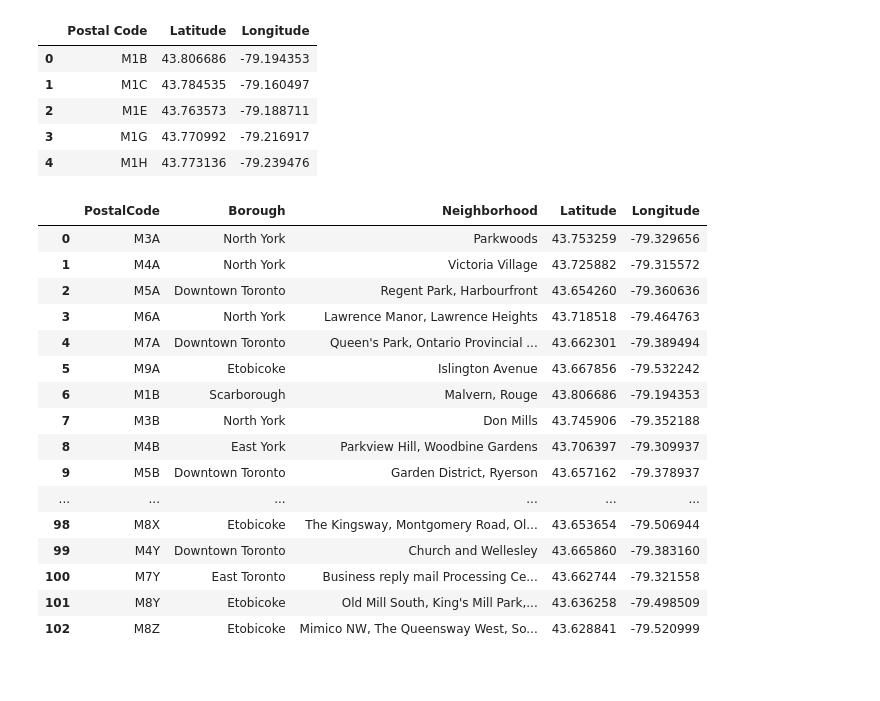
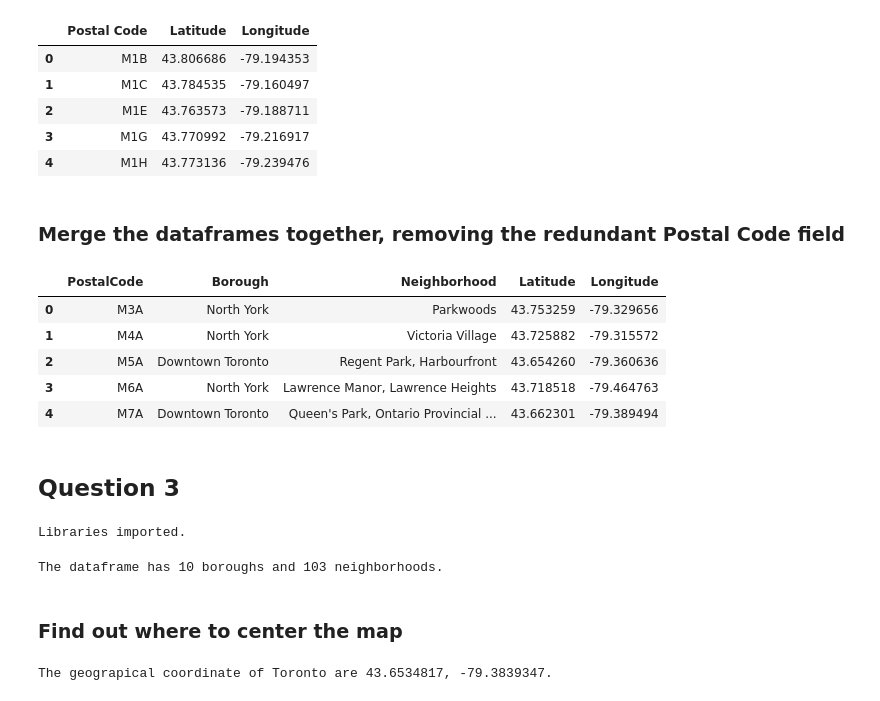
Before and after one commit to doofusdavid/coursera-applied-data-capstone, a Jupyter notebook: Week3-Toronto.ipynb, the cells around one changed output. Saved outputs shown, nothing was run; the diff lists cells and outputs as text; code cells hidden in the pictures; blank space fills up the shorter version.

Commit message:
Updated to answer all three questions

```diff
--- a/Week3-Toronto.ipynb
+++ b/Week3-Toronto.ipynb
@@ -55,25 +55,55 @@ geo.head()
 | 2 | M1E | 43.763573 | -79.188711 |
 | 3 | M1G | 43.770992 | -79.216917 |
 | 4 | M1H | 43.773136 | -79.239476 |
+# %% [markdown]
+### Merge the dataframes together, removing the redundant Postal Code field
 # %%
 tn = tn.merge(geo, left_on='PostalCode', right_on='Postal Code').drop('Postal Code', 1)
 # %%
-tn
+tn.head()
 # %% [output]
 |  | PostalCode | Borough | Neighborhood | Latitude | Longitude |
 | 0 | M3A | North York | Parkwoods | 43.753259 | -79.329656 |
 | 1 | M4A | North York | Victoria Village | 43.725882 | -79.315572 |
 | 2 | M5A | Downtown Toronto | Regent Park, Harbourfront | 43.654260 | -79.360636 |
 | 3 | M6A | North York | Lawrence Manor, Lawrence Heights | 43.718518 | -79.464763 |
 | 4 | M7A | Downtown Toronto | Queen's Park, Ontario Provincial ... | 43.662301 | -79.389494 |
-| 5 | M9A | Etobicoke | Islington Avenue | 43.667856 | -79.532242 |
-| 6 | M1B | Scarborough | Malvern, Rouge | 43.806686 | -79.194353 |
-| 7 | M3B | North York | Don Mills | 43.745906 | -79.352188 |
-| 8 | M4B | East York | Parkview Hill, Woodbine Gardens | 43.706397 | -79.309937 |
-| 9 | M5B | Downtown Toronto | Garden District, Ryerson | 43.657162 | -79.378937 |
-| ... | ... | ... | ... | ... | ... |
-| 98 | M8X | Etobicoke | The Kingsway, Montgomery Road, Ol... | 43.653654 | -79.506944 |
-| 99 | M4Y | Downtown Toronto | Church and Wellesley | 43.665860 | -79.383160 |
-| 100 | M7Y | East Toronto | Business reply mail Processing Ce... | 43.662744 | -79.321558 |
-| 101 | M8Y | Etobicoke | Old Mill South, King's Mill Park,... | 43.636258 | -79.498509 |
-| 102 | M8Z | Etobicoke | Mimico NW, The Queensway West, So... | 43.628841 | -79.520999 |
+# %% [markdown]
+## Question 3
+# %%
+import requests # library to handle requests
+from pandas.io.json import json_normalize # tranform JSON file into a pandas dataframe
+
+# Matplotlib and associated plotting modules
+import matplotlib.cm as cm
+import matplotlib.colors as colors
+
+# import k-means from clustering stage
+from sklearn.cluster import KMeans
+
+#!conda install -c conda-forge folium=0.5.0 --yes # uncomment this line if you haven't completed the Foursquare API lab
+import folium # map rendering library
+
+print('Libraries imported.')
+# %% [output]
+Libraries imported.
+# %%
+print('The dataframe has {} boroughs and {} neighborhoods.'.format(
+        len(tn['Borough'].unique()),
+        tn.shape[0]
+    )
+)
+# %% [output]
+The dataframe has 10 boroughs and 103 neighborhoods.
+# %% [markdown]
+### Find out where to center the map
+# %%
+address = 'Toronto, ON'
+
+geolocator = Nominatim(user_agent="ny_explorer")
+location = geolocator.geocode(address)
+latitude = location.latitude
+longitude = location.longitude
+print('The geograpical coordinate of Toronto are {}, {}.'.format(latitude, longitude))
+# %% [output]
+The geograpical coordinate of Toronto are 43.6534817, -79.3839347.
```
Also changed, not shown: parts of 37 cells of this notebook.
